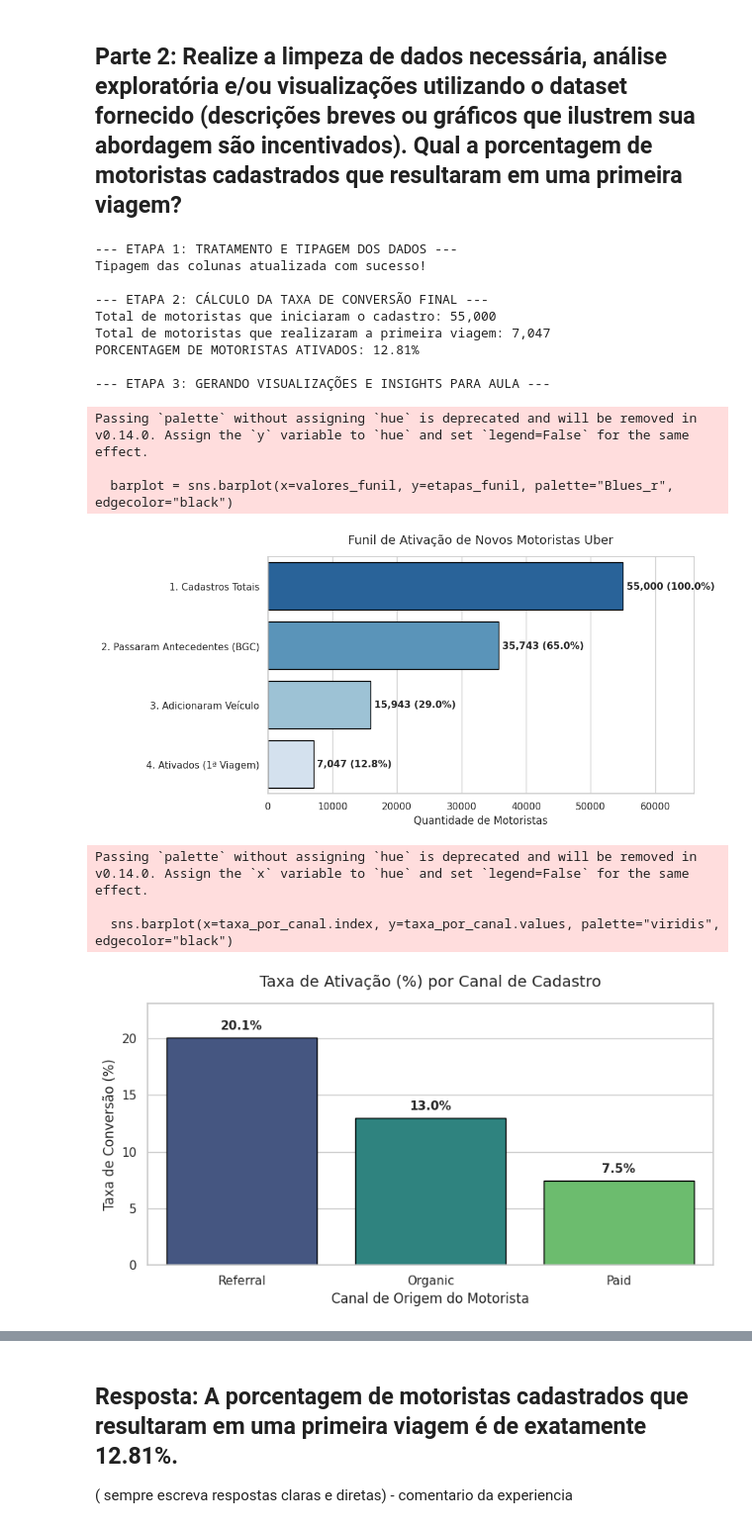
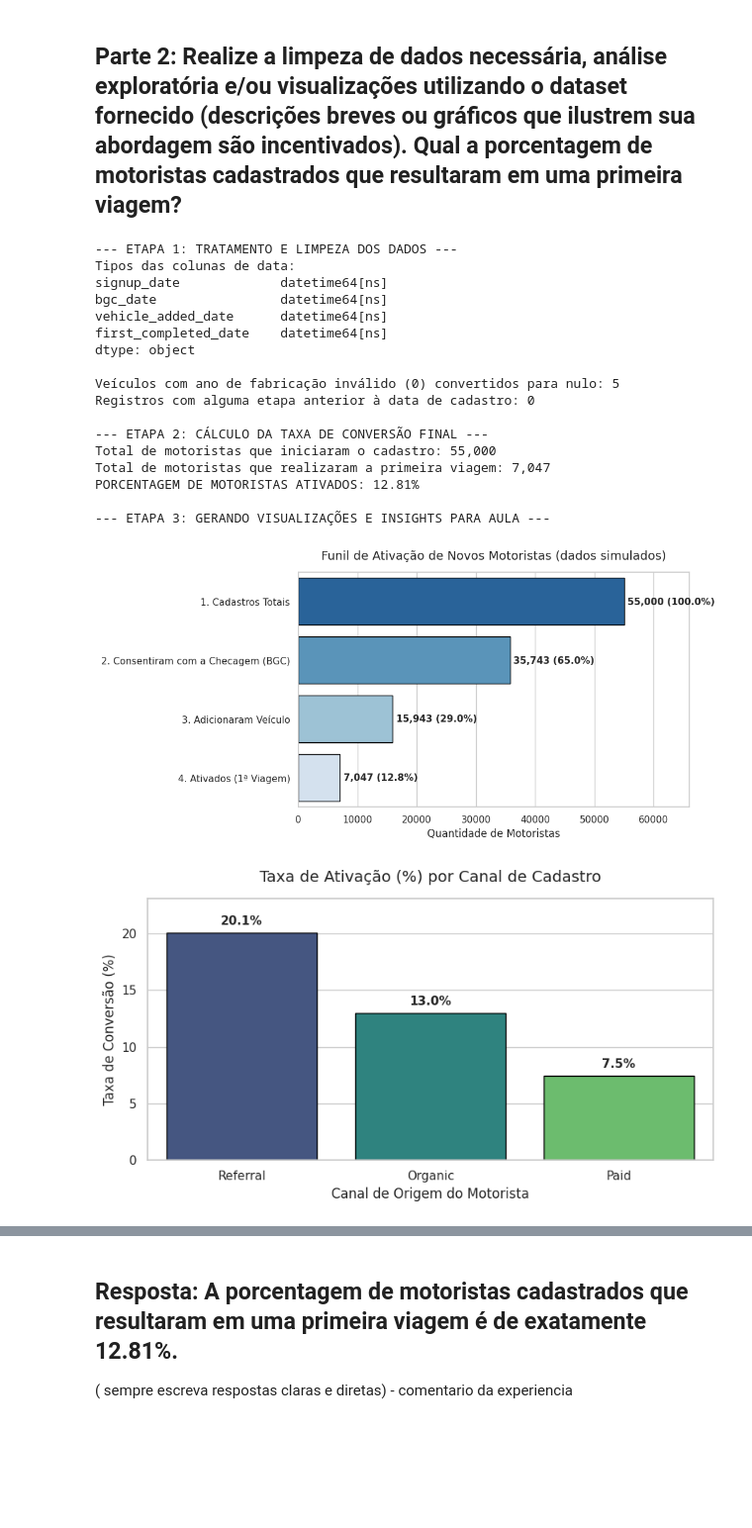
Before and after one commit to debs-b/desafio-uber, a Jupyter notebook: desafio_uber_analise_completo.ipynb, the cells around one changed output, grey strips where cells are left out. Shown at 99% size. Drawn from its saved outputs; the diff is of its cells as text; code cells hidden in the pictures; blank space fills up the shorter version.

```diff
--- a/desafio_uber_analise_completo.ipynb
+++ b/desafio_uber_analise_completo.ipynb
@@ -131,9 +155,6 @@ Essa métrica indicará a proporção de motoristas que completaram pelo menos u
 # %% [markdown]
 Lógica: Motoristas podem se cadastrar mas nunca fazer sua primeira viagem. A proporção de motoristas que fizeram sua primeira viagem (ativos) / total de motoristas é a métrica que estamos interessados como métrica principal.
 # %%
-# Convertendo 'first_completed_date' para datetime
-dados['first_trip_date'] = pd.to_datetime(dados['first_completed_date'], errors='coerce')
-
 # Identificando motoristas ativos (que possuem uma data de primeira viagem)
 motoristas_ativos = dados[dados['first_completed_date'].notnull()]
 
@@ -154,11 +175,6 @@ Outras métricas ajudam a entender qual o grande desafio para os motoristas sere
 ## Sub metrica: Taxa de Motoristas que adicionaram informacoes do veiculo
 # %%
 # Taxa de Motoristas que Adicionaram o Veículo
-
-# Convertendo 'vehicle_added_date' para datetime
-dados['vehicle_added_date'] = pd.to_datetime(dados['vehicle_added_date'], errors='coerce')
-
-# Calculando a taxa de motoristas que adicionaram informações do veículo
 motoristas_com_veiculo = dados[dados['vehicle_added_date'].notnull()]
 taxa_motoristas_veiculo = (len(motoristas_com_veiculo) / len(dados)) * 100
 
@@ -170,11 +187,8 @@ Taxa de Motoristas que adicionaram informações do veículo: 28.99%
 # %%
-# Taxa de Motoristas que Passaram pela Verificação de Antecedentes
-# Convertendo 'bgc_date' para datetime
-dados['bgc_date'] = pd.to_datetime(dados['bgc_date'], errors='coerce')
-
-# Calculando a taxa de motoristas que passaram pela verificação de antecedentes
+# Taxa de Motoristas que consentiram com a Verificação de Antecedentes (BGC)
+# Atenção: bgc_date é a data do CONSENTIMENTO, não da aprovação.
 motoristas_bgc = dados[dados['bgc_date'].notnull()]
 taxa_motoristas_bgc = (len(motoristas_bgc) / len(dados)) * 100
 
-print(f"Taxa de Motoristas que completaram a verificação de antecedentes: {taxa_motoristas_bgc:.2f}%")
+print(f"Taxa de Motoristas que consentiram com a verificação de antecedentes: {taxa_motoristas_bgc:.2f}%")
 # %% [output]
@@ -477,25 +526,29 @@ Volume total de novos cadastros necessários: 1,255,818
 # Objetivo: Realizar a limpeza dos dados, converter tipos de variáveis,
 # responder à pergunta de conversão e gerar gráficos.
 
+import numpy as np
 import matplotlib.pyplot as plt
 import seaborn as sns
 
-print("--- ETAPA 1: TRATAMENTO E TIPAGEM DOS DADOS ---")
+print("--- ETAPA 1: TRATAMENTO E LIMPEZA DOS DADOS ---")
 
-# As colunas de data no arquivo original vêm como texto (string/object).
-# Precisamos convertê-las para datetime. O parâmetro errors='coerce' garante
-# que valores inválidos ou nulos (NaN) não quebrem o código.
+# 1.1 Tipagem: as colunas de data já foram convertidas para datetime logo após a leitura dos dados.
 colunas_data = ['signup_date', 'bgc_date', 'vehicle_added_date', 'first_completed_date']
+print("Tipos das colunas de data:")
+print(dados[colunas_data].dtypes, "\n")
 
-for coluna in colunas_data:
-    if coluna in dados.columns:
-        dados[coluna] = pd.to_datetime(dados[coluna], errors='coerce')
+# 1.2 Valores impossíveis: alguns veículos têm ano de fabricação 0 (erro de cadastro).
+# Trocamos por nulo (NaN) para não distorcer análises por ano do veículo.
+anos_invalidos = (dados['vehicle_year'] == 0).sum()
+dados['vehicle_year'] = dados['vehicle_year'].replace(0, np.nan)
+print(f"Veículos com ano de fabricação inválido (0) convertidos para nulo: {anos_invalidos}")
 
-# Ajustando o nome da coluna de timestamp do cadastro para manter o padrão do dicionário
-if 'signup_date' in dados.columns:
-    dados = dados.rename(columns={'signup_date': 'signup_timestamp'})
-
-print("Tipagem das colunas atualizada com sucesso!\n")
+# 1.3 Consistência do funil: nenhuma etapa deveria acontecer antes do cadastro.
+etapas_antes_do_cadastro = sum(
+    (dados[coluna] < dados['signup_date']).sum()
+    for coluna in ['bgc_date', 'vehicle_added_date', 'first_completed_date']
+)
+print(f"Registros com alguma etapa anterior à data de cadastro: {etapas_antes_do_cadastro}\n")
 
 
 print("--- ETAPA 2: CÁLCULO DA TAXA DE CONVERSÃO FINAL ---")
@@ -521,7 +574,7 @@ plt.rcParams.update({'font.size': 11})
 # Gráfico 1: O Funil de Conversão Comercial (Onde está o vazamento de receita?)
 etapas_funil = [
     '1. Cadastros Totais',
-    '2. Passaram Antecedentes (BGC)',
+    '2. Consentiram com a Checagem (BGC)',
     '3. Adicionaram Veículo',
     '4. Ativados (1ª Viagem)'
 ]
@@ -533,8 +586,8 @@ valores_funil = [
 ]
 
 plt.figure(figsize=(10, 5))
-barplot = sns.barplot(x=valores_funil, y=etapas_funil, palette="Blues_r", edgecolor="black")
-plt.title('Funil de Ativação de Novos Motoristas Uber', fontsize=14, pad=15)
+sns.barplot(x=valores_funil, y=etapas_funil, hue=etapas_funil, palette="Blues_r", edgecolor="black", legend=False)
+plt.title('Funil de Ativação de Novos Motoristas (dados simulados)', fontsize=14, pad=15)
 plt.xlabel('Quantidade de Motoristas')
 
 # Adicionando rótulos com as porcentagens em relação ao total de cadastros
@@ -554,50 +607,52 @@ taxa_por_canal = dados.groupby('signup_channel')['ativado'].mean() * 100
 taxa_por_canal = taxa_por_canal.sort_values(ascending=False)
 
 plt.figure(figsize=(8, 4.5))
-sns.barplot(x=taxa_por_canal.index, y=taxa_por_canal.values, palette="viridis", edgecolor="black")
+sns.barplot(x=taxa_por_canal.index, y=taxa_por_canal.values, hue=taxa_por_canal.index, palette="viridis", edgecolor="black", legend=False)
 plt.title('Taxa de Ativação (%) por Canal de Cadastro', fontsize=14, pad=15)
 plt.ylabel('Taxa de Conversão (%)')
 plt.xlabel('Canal de Origem do Motorista')
 
 for i, valor in enumerate(taxa_por_canal.values):
     plt.text(i, valor + 0.5, f"{valor:.1f}%", ha='center', va='bottom', fontweight='bold')
 
 plt.ylim(0, taxa_por_canal.max() * 1.15)
 plt.tight_layout()
 plt.show()
 
 
 # Gráfico 3: Distribuição do Tempo de Ativação (Time-to-First-Trip)
 # Filtramos apenas os motoristas que de fato completaram uma viagem para ver o delay do processo.
 dados_ativos = dados[dados['first_completed_date'].notnull()].copy()
-dados_ativos['dias_para_ativar'] = (dados_ativos['first_completed_date'] - dados_ativos['signup_timestamp']).dt.days
+dados_ativos['dias_para_ativar'] = (dados_ativos['first_completed_date'] - dados_ativos['signup_date']).dt.days
 
 plt.figure(figsize=(9, 4.5))
 sns.histplot(data=dados_ativos, x='dias_para_ativar', bins=30, kde=True, color="purple")
 plt.title('Distribuição de Dias até a Primeira Viagem (Apenas Ativados)', fontsize=14, pad=15)
 plt.xlabel('Dias decorridos entre Cadastro e Ativação')
 plt.ylabel('Frequência de Motoristas')
 plt.axvline(dados_ativos['dias_para_ativar'].mean(), color='red', linestyle='--', label=f"Média: {dados_ativos['dias_para_ativar'].mean():.1f} dias")
 plt.legend()
 plt.tight_layout()
 plt.show()
 # %% [output]
---- ETAPA 1: TRATAMENTO E TIPAGEM DOS DADOS ---
-Tipagem das colunas atualizada com sucesso!
+--- ETAPA 1: TRATAMENTO E LIMPEZA DOS DADOS ---
+Tipos das colunas de data:
+signup_date             datetime64[ns]
+bgc_date                datetime64[ns]
+vehicle_added_date      datetime64[ns]
+first_completed_date    datetime64[ns]
+dtype: object
+
+Veículos com ano de fabricação inválido (0) convertidos para nulo: 5
+Registros com alguma etapa anterior à data de cadastro: 0
 
 --- ETAPA 2: CÁLCULO DA TAXA DE CONVERSÃO FINAL ---
 Total de motoristas que iniciaram o cadastro: 55,000
 Total de motoristas que realizaram a primeira viagem: 7,047
 PORCENTAGEM DE MOTORISTAS ATIVADOS: 12.81%
 
 --- ETAPA 3: GERANDO VISUALIZAÇÕES E INSIGHTS PARA AULA ---
-Passing `palette` without assigning `hue` is deprecated and will be removed in v0.14.0. Assign the `y` variable to `hue` and set `legend=False` for the same effect.
-
-  barplot = sns.barplot(x=valores_funil, y=etapas_funil, palette="Blues_r", edgecolor="black")
-[figure, old version]
+[figure, new version]
-Passing `palette` without assigning `hue` is deprecated and will be removed in v0.14.0. Assign the `x` variable to `hue` and set `legend=False` for the same effect.
-
-  sns.barplot(x=taxa_por_canal.index, y=taxa_por_canal.values, palette="viridis", edgecolor="black")
 [figure]
 [figure]
 # %% [markdown]
```
Also changed, not shown: parts of 33 cells of this notebook, 3 other files.
